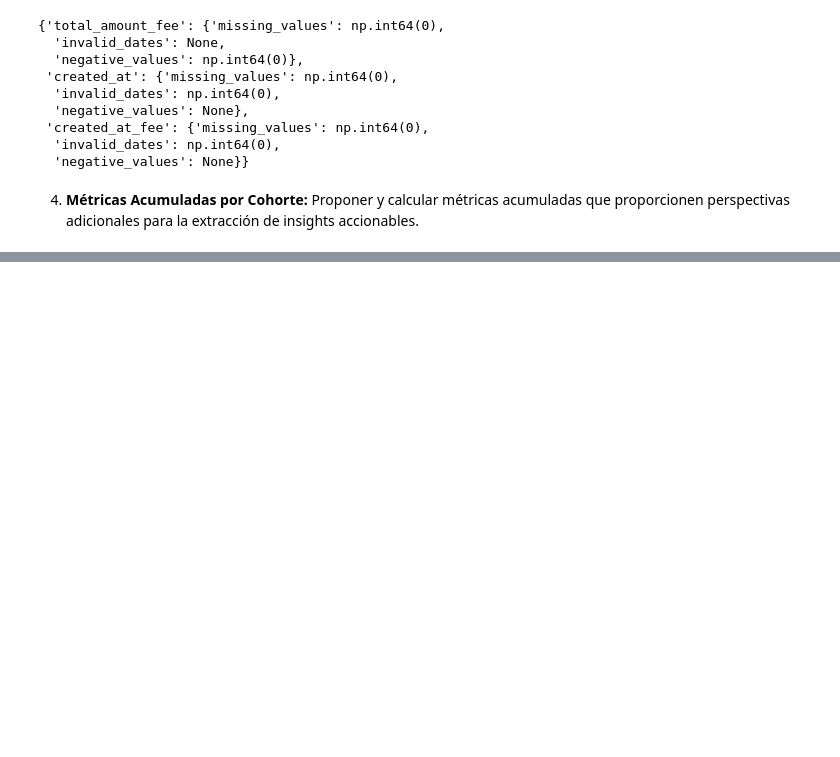
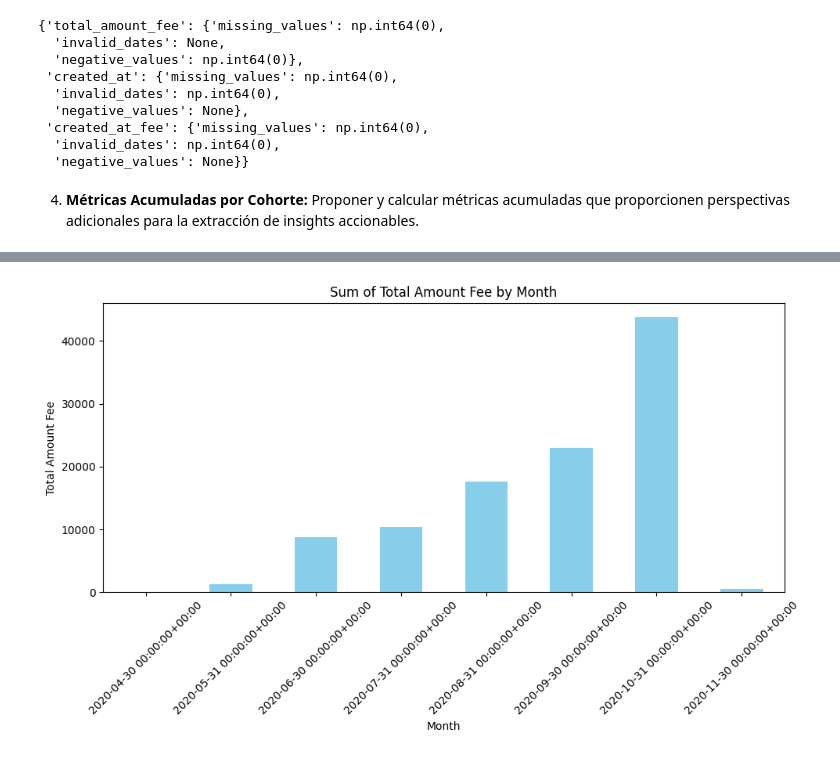
Before and after one commit to elvisortegaec/businessPayments, a Jupyter notebook: codes/analisis_calidad_datos.ipynb, the cells around one changed output, grey strips where cells are left out. Cells and saved outputs as stored; diff of their text form; code cells hidden in the pictures; blank space fills up the shorter version.

```diff
--- a/codes/analisis_calidad_datos.ipynb
+++ b/codes/analisis_calidad_datos.ipynb
@@ -452,0 +521,22 @@ Invalid dates in created_at_fee: 0
+# %%
+import pandas as pd
+import matplotlib.pyplot as plt
+
+# Assuming merged_df is your DataFrame
+# Convert 'created_at_fee' to datetime if it's not already
+merged_df['created_at'] = pd.to_datetime(merged_df['created_at'])
+
+# Group by month and sum 'total_amount_fee'
+monthly_sum2 = merged_df.resample('M', on='created_at')['total_amount_fee'].sum()
+
+# Plot the results
+plt.figure(figsize=(10, 6))
+monthly_sum2.plot(kind='bar', color='skyblue')
+plt.title('Sum of Total Amount Fee by Month')
+plt.xlabel('Month')
+plt.ylabel('Total Amount Fee')
+plt.xticks(rotation=45)
+plt.tight_layout()
+plt.show()
+# %% [output]
+[figure, added]
```
Also changed, not shown: parts of 6 cells of this notebook, 1 other file.
